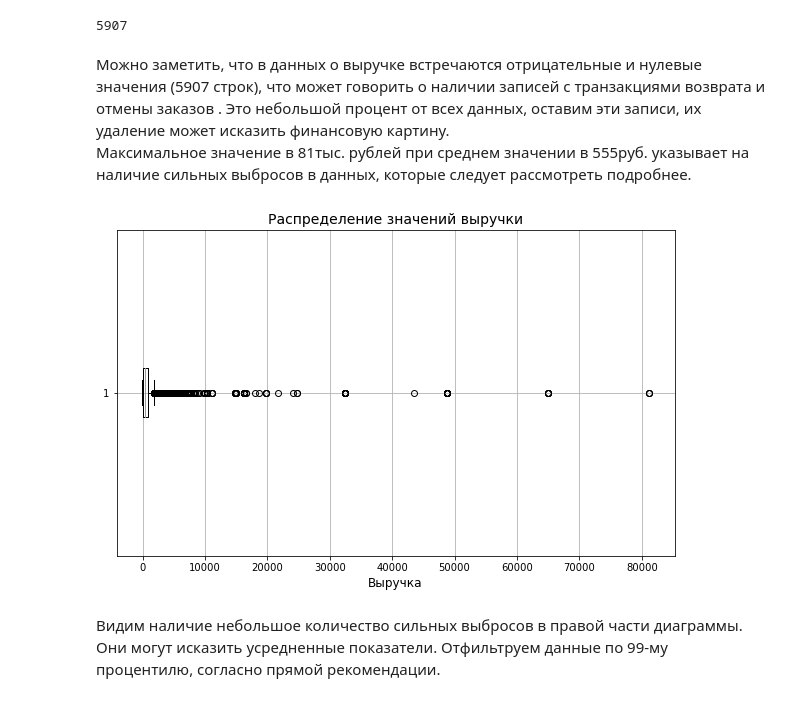
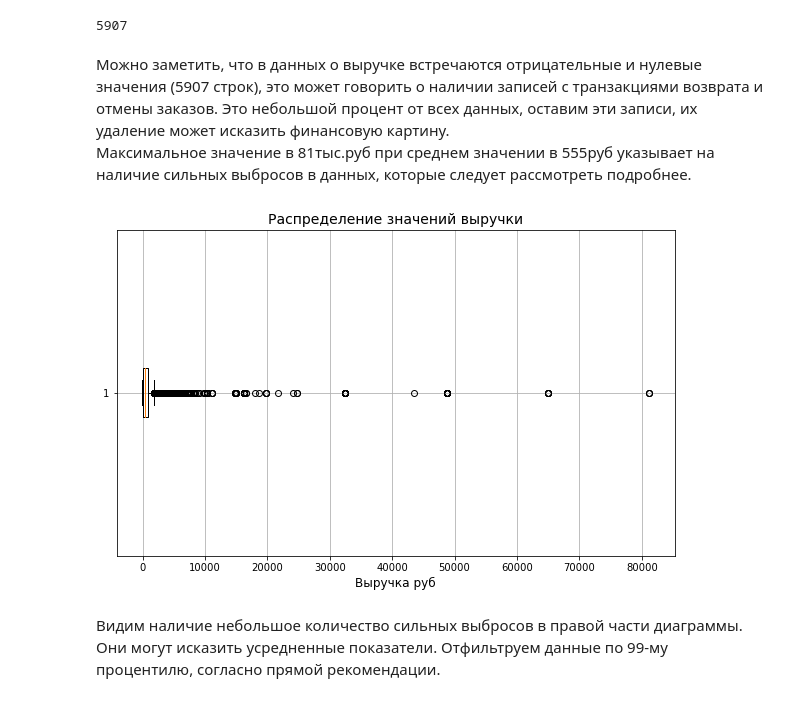
Before and after one commit to civilianvillain17-cmyk/yandex_afisha, a Jupyter notebook: yandex_afisha.ipynb, the cells around one changed output. Cells and saved outputs as stored; diff of their text form; code cells hidden in the pictures.

```diff
--- a/yandex_afisha.ipynb
+++ b/yandex_afisha.ipynb
@@ -365,18 +365,18 @@ df.loc[df['revenue_rub'] <= 0, 'revenue_rub'].count()
 # %% [output]
 5907
 # %% [markdown]
-Можно заметить, что в данных о выручке встречаются отрицательные и нулевые значения (5907 строк), что может говорить о наличии записей с транзакциями возврата и отмены заказов . Это небольшой процент от всех данных, оставим эти записи, их удаление может исказить финансовую картину.
-Максимальное значение в 81тыс. рублей при среднем значении в 555руб. указывает на наличие сильных выбросов в данных, которые следует рассмотреть подробнее.
+Можно заметить, что в данных о выручке встречаются отрицательные и нулевые значения (5907 строк), это может говорить о наличии записей с транзакциями возврата и отмены заказов. Это небольшой процент от всех данных, оставим эти записи, их удаление может исказить финансовую картину.
+Максимальное значение в 81тыс.руб при среднем значении в 555руб указывает на наличие сильных выбросов в данных, которые следует рассмотреть подробнее.
 # %%
 # Визуализируем распределение выручки
 plt.figure(figsize=(10,6))
 plt.boxplot(df['revenue_rub'], vert=False)
 plt.title('Распределение значений выручки', fontsize=14)
 plt.grid(True)
-plt.xlabel('Выручка', fontsize=12)
+plt.xlabel('Выручка руб', fontsize=12)
 plt.show()
 # %% [output]
-[figure, old version]
+[figure, new version]
 # %% [markdown]
 Видим наличие небольшое количество сильных выбросов в правой части диаграммы. Они могут исказить усредненные  показатели. Отфильтруем данные по 99-му процентилю, согласно прямой рекомендации.
 # %%
```
Also changed, not shown: parts of 20 cells of this notebook, 1 other file.
